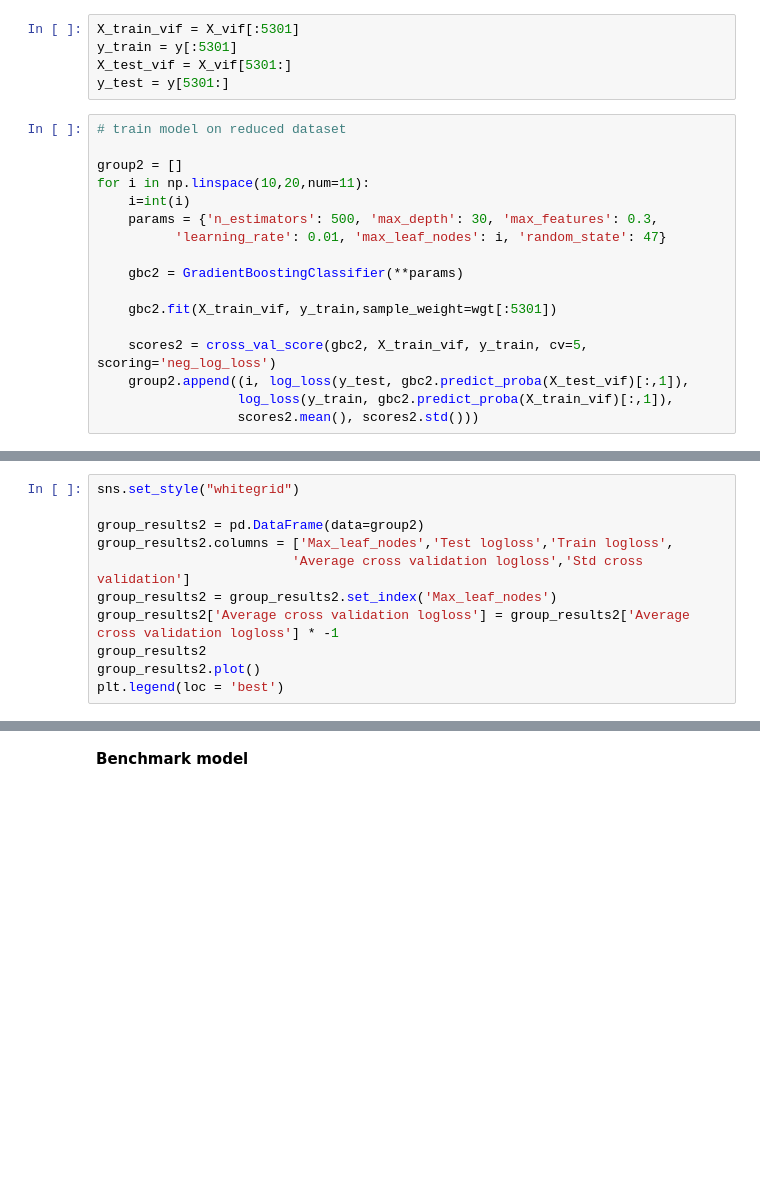
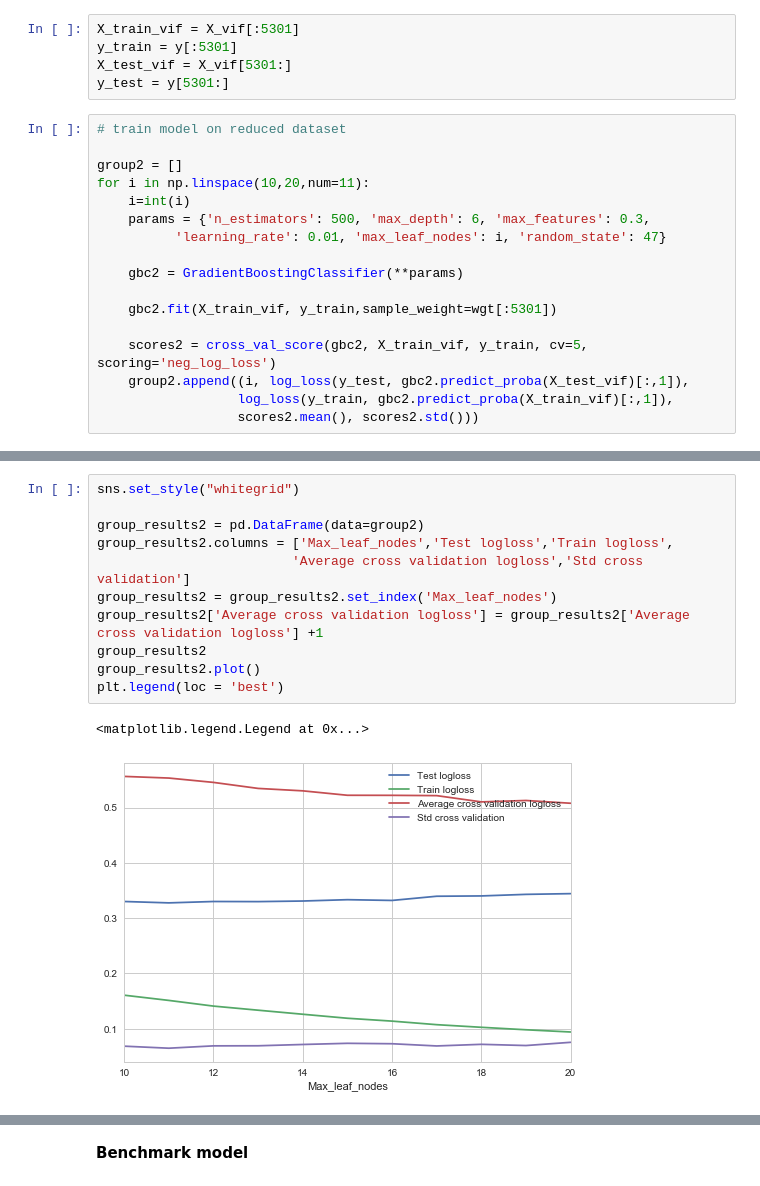
Before and after one commit to Son17/Data-Science-Projects, a Jupyter notebook: Predicting jump risk for US high yield 0218 v1.ipynb, the cells around one changed output, grey strips where cells are left out. Drawn from its saved outputs; the diff is of its cells as text; blank space fills up the shorter version.

```diff
--- a/Predicting jump risk for US high yield 0218 v1.ipynb
+++ b/Predicting jump risk for US high yield 0218 v1.ipynb
@@ -408,7 +436,7 @@ y_test = y[5301:]
 group2 = []
 for i in np.linspace(10,20,num=11):
     i=int(i)
-    params = {'n_estimators': 500, 'max_depth': 30, 'max_features': 0.3,
+    params = {'n_estimators': 500, 'max_depth': 6, 'max_features': 0.3,
           'learning_rate': 0.01, 'max_leaf_nodes': i, 'random_state': 47}
 
     gbc2 = GradientBoostingClassifier(**params)
@@ -435,14 +466,17 @@ print("The logloss score on the training set after addressing collinearity is {:
 # %%
 sns.set_style("whitegrid")
 
 group_results2 = pd.DataFrame(data=group2)
 group_results2.columns = ['Max_leaf_nodes','Test logloss','Train logloss',
                          'Average cross validation logloss','Std cross validation']
 group_results2 = group_results2.set_index('Max_leaf_nodes')
-group_results2['Average cross validation logloss'] = group_results2['Average cross validation logloss'] * -1
+group_results2['Average cross validation logloss'] = group_results2['Average cross validation logloss'] +1
 group_results2
 group_results2.plot()
 plt.legend(loc = 'best')
+# %% [output]
+<matplotlib.legend.Legend at 0x...>
+[figure, added]
 # %%
 sns.set_style("white")
 
```
Also changed, not shown: parts of 12 cells of this notebook.
